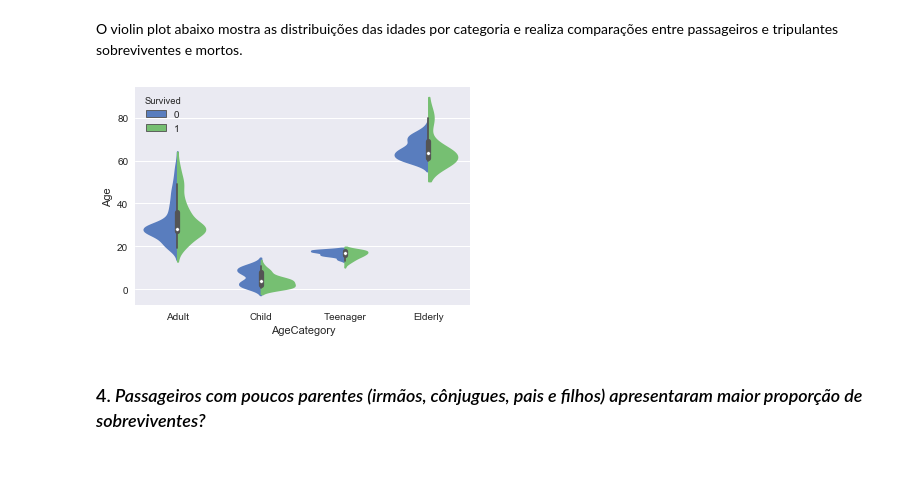
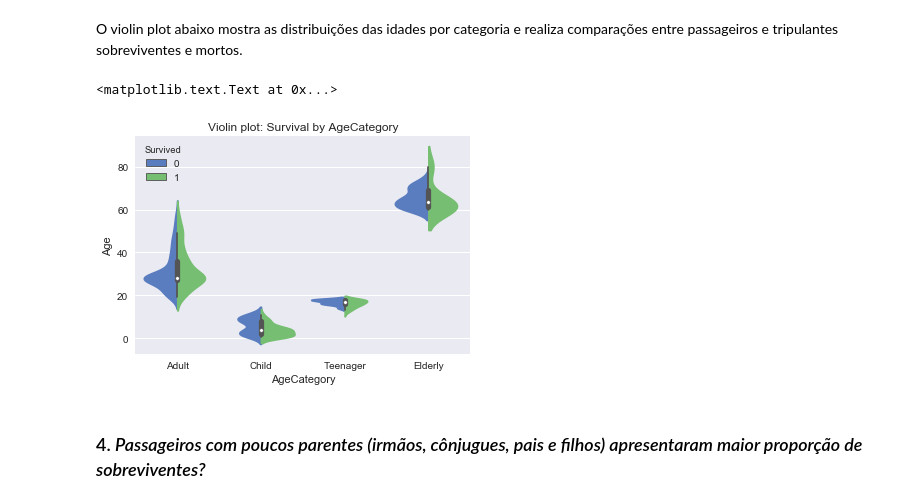
Before and after one commit to pboliveirafilho/Udacity, a Jupyter notebook: P2_Investigando_uma_Base_de_Dados.ipynb, the cells around one changed output. Cells and saved outputs as stored; diff of their text form; code cells hidden in the pictures; blank space fills up the shorter version.

```diff
--- a/P2_Investigando_uma_Base_de_Dados.ipynb
+++ b/P2_Investigando_uma_Base_de_Dados.ipynb
@@ -300,8 +302,10 @@ O violin plot abaixo mostra as distribuições das idades por categoria e realiz
 # %%
 # Violin plots divididos para comparar as categorias de idade com a variável Survived
 vp_agecategory = sns.violinplot(x="AgeCategory", y="Age", hue="Survived",data=titanic_data, palette="muted", split=True)
+plt.title("Violin plot: Survival by AgeCategory")
 # %% [output]
+<matplotlib.text.Text at 0x...>
-[figure, old version]
+[figure, new version]
 # %% [markdown]
 ### 4. *Passageiros com poucos parentes (irmãos, cônjugues, pais e filhos) apresentaram maior proporção de sobreviventes?*
 # %% [markdown]
```
Also changed, not shown: parts of 2 cells of this notebook, 1 other file.
